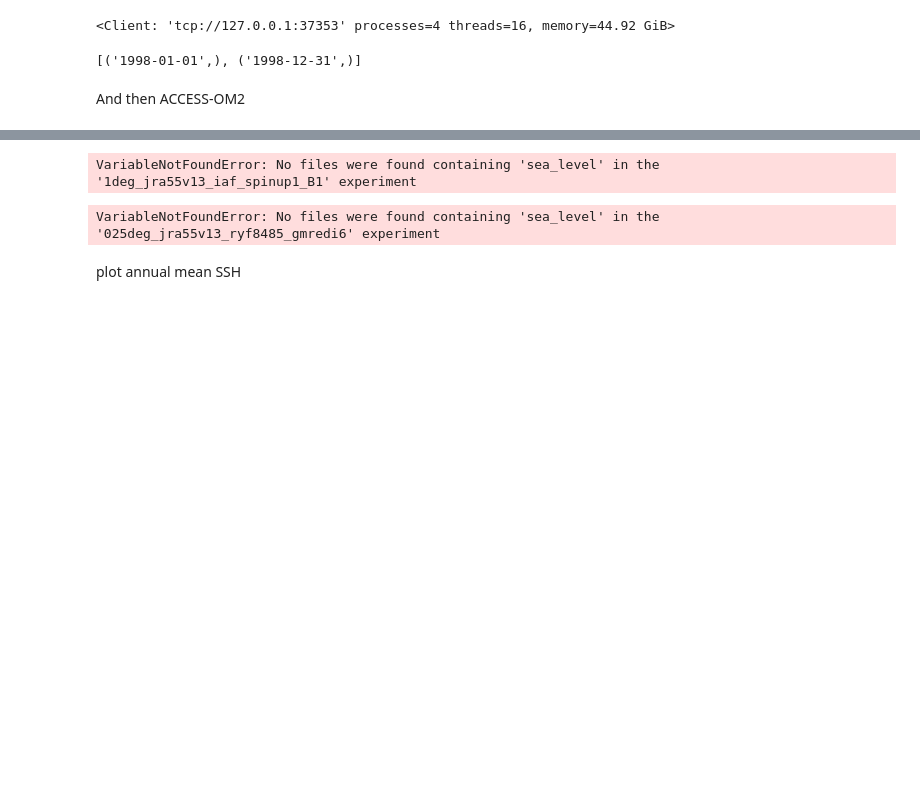
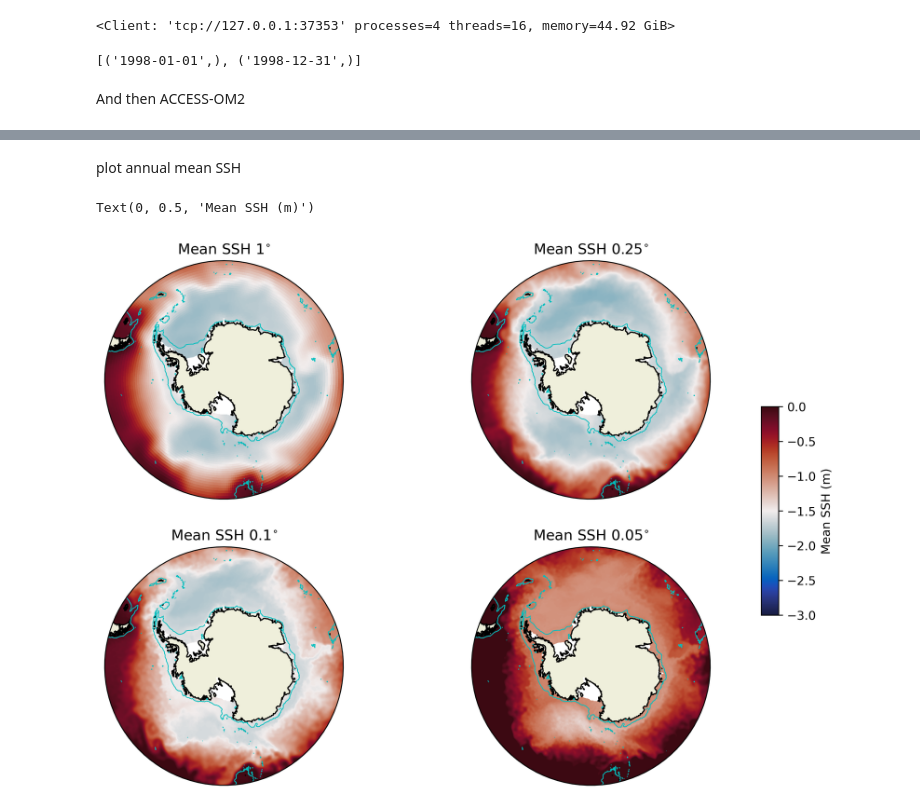
Before and after one commit to Hangyum/proposal, a Jupyter notebook: sea level.ipynb, the cells around one changed output, grey strips where cells are left out. Saved outputs shown, nothing was run; the diff lists cells and outputs as text; code cells hidden in the pictures; blank space fills up the shorter version.

```diff
--- a/sea level.ipynb
+++ b/sea level.ipynb
@@ -53,6 +136,6 @@ session_2 = cc.database.create_session()
 # %%
 #SSH variable in ACCESS-OM2 models
-variable = 'sea_level'
+variable = 'eta_t'
 
 # dates to match the AVISO record
 start_time = '1998-01-01'
@@ -60,23 +143,19 @@ end_time = '1998-12-31'
 # %%
 # 1 degree SSH
 expt_1 = '1deg_jra55v13_iaf_spinup1_B1'  # 1-deg experiment
-ssh1 = cc.querying.getvar(expt_1, variable, session, start_time=start_time, end_time=end_time)
+ssh1 = cc.querying.getvar(expt_1, variable, session_2, start_time=start_time, end_time=end_time)
 ssh1 = ssh1.sel(time=slice(start_time, end_time)) # slice to the same time range as MOM6
-ssh1_mean = ssh.mean('time').load()
+ssh1_mean = ssh1.mean('time').load()
-# %% [output]
-VariableNotFoundError: No files were found containing 'sea_level' in the '1deg_jra55v13_iaf_spinup1_B1' experiment
 # %%
 # 0.25 degree mean SSH
-expt_2 = '025deg_jra55v13_ryf8485_gmredi6'  # 0.25-deg experiment
-ssh025 = cc.querying.getvar(expt_2, variable, session, start_time=start_time, end_time=end_time)
+expt_2 = '025deg_jra55_iaf_omip2_cycle1'  # 0.25-deg experiment
+ssh025 = cc.querying.getvar(expt_2, variable, session_2, start_time=start_time, end_time=end_time)
 ssh025 = ssh025.sel(time=slice(start_time, end_time)) # slice to the same time range as MOM6
 ssh025_mean = ssh025.mean('time').load()
-# %% [output]
-VariableNotFoundError: No files were found containing 'sea_level' in the '025deg_jra55v13_ryf8485_gmredi6' experiment
 # %%
 # 0.1 degree mean SSH
 expt_3 = '01deg_jra55v13_iaf'  # 0.25-deg experiment
-ssh01 = cc.querying.getvar(expt_3, variable, session, start_time=start_time, end_time=end_time)
+ssh01 = cc.querying.getvar(expt_3, variable, session_2, start_time=start_time, end_time=end_time)
 ssh01 = ssh01.sel(time=slice(start_time, end_time)) # slice to the same time range as MOM6
 ssh01_mean = ssh01.mean('time').load()
 # %% [markdown]
@@ -84,58 +163,70 @@ plot annual mean SSH
 # %%
 # 1 deg
 projection=ccrs.SouthPolarStereo()
-fig = plt.figure(figsize=(8, 8), dpi=150)
+fig = plt.figure(figsize=(10, 8), dpi=300)
 ax = plt.subplot(2, 2, 1, projection=projection)
 ax.coastlines(resolution='50m')
 ax.add_feature(cft.LAND)
-ax.set_extent([-280, 80, -82, -60], crs=ccrs.PlateCarree())
+ax.set_extent([-280, 80, -82, -50], crs=ccrs.PlateCarree())
+ax.set_title('Mean SSH 1$^{\circ}$')
 
 theta = np.linspace(0, 2*np.pi, 100)
 center, radius = [0.5, 0.5], 0.5
 verts = np.vstack([np.sin(theta), np.cos(theta)]).T
 circle = mpath.Path(verts * radius + center)
 ax.set_boundary(circle, transform=ax.transAxes)
-depth.plot.contour(ax=ax,levels=[1000],linewidths=0.5,colors='grey',transform=ccrs.PlateCarree())
-ssh1_mean.plot(vmin=-2,vmax=2,transform=ccrs.PlateCarree(),cmap=cm.cm.thermal,cbar_kwargs={'shrink': 0.4})
-
+depth.plot.contour(ax=ax,levels=[1000],linewidths=0.7,colors='c',transform=ccrs.PlateCarree())
+p1 = ssh1_mean.plot(vmin=-3,vmax=0,transform=ccrs.PlateCarree(),cmap=cm.cm.balance,add_colorbar=False)
+ax.set_title('Mean SSH 1$^{\circ}$')
 # 0.25 deg
 ax = plt.subplot(2, 2, 2, projection=projection)
 ax.coastlines(resolution='50m')
 ax.add_feature(cft.LAND)
-ax.set_extent([-280, 80, -82, -60], crs=ccrs.PlateCarree())
+ax.set_extent([-280, 80, -82, -50], crs=ccrs.PlateCarree())
+ax.set_title('Mean SSH 0.25$^{\circ}$')
 
 theta = np.linspace(0, 2*np.pi, 100)
 center, radius = [0.5, 0.5], 0.5
 verts = np.vstack([np.sin(theta), np.cos(theta)]).T
 circle = mpath.Path(verts * radius + center)
 ax.set_boundary(circle, transform=ax.transAxes)
-depth.plot.contour(ax=ax,levels=[1000],linewidths=0.5,colors='grey',transform=ccrs.PlateCarree())
-ssh025_mean.plot(vmin=-2,vmax=2,transform=ccrs.PlateCarree(),cmap=cm.cm.thermal,cbar_kwargs={'shrink': 0.4})
-
+depth.plot.contour(ax=ax,levels=[1000],linewidths=0.7,colors='c',transform=ccrs.PlateCarree())
+p1 = ssh025_mean.plot(vmin=-3,vmax=0,transform=ccrs.PlateCarree(),cmap=cm.cm.balance,add_colorbar=False)
+ax.set_title('Mean SSH 0.25$^{\circ}$')
 # 0.1 deg
 ax = plt.subplot(2, 2, 3, projection=projection)
 ax.coastlines(resolution='50m')
 ax.add_feature(cft.LAND)
-ax.set_extent([-280, 80, -82, -60], crs=ccrs.PlateCarree())
+ax.set_extent([-280, 80, -82, -50], crs=ccrs.PlateCarree())
+ax.set_title('Mean SSH 0.1$^{\circ}$')
 
 theta = np.linspace(0, 2*np.pi, 100)
 center, radius = [0.5, 0.5], 0.5
 verts = np.vstack([np.sin(theta), np.cos(theta)]).T
 circle = mpath.Path(verts * radius + center)
 ax.set_boundary(circle, transform=ax.transAxes)
-depth.plot.contour(ax=ax,levels=[1000],linewidths=0.5,colors='grey',transform=ccrs.PlateCarree())
-ssh01_mean.plot(vmin=-2,vmax=2,transform=ccrs.PlateCarree(),cmap=cm.cm.thermal,cbar_kwargs={'shrink': 0.4})
-
+depth.plot.contour(ax=ax,levels=[1000],linewidths=0.7,colors='c',transform=ccrs.PlateCarree())
+p1 = ssh01_mean.plot(vmin=-3,vmax=0,transform=ccrs.PlateCarree(),cmap=cm.cm.balance,add_colorbar=False)
+ax.set_title('Mean SSH 0.1$^{\circ}$')
 #0.05 MOOM6
-ax = plt.subplot(2, 2, 1, projection=projection)
+ax = plt.subplot(2, 2, 4, projection=projection)
 ax.coastlines(resolution='50m')
 ax.add_feature(cft.LAND)
-ax.set_extent([-280, 80, -82, -60], crs=ccrs.PlateCarree())
+ax.set_extent([-280, 80, -82, -50], crs=ccrs.PlateCarree())
+ax.set_title('Mean SSH 0.05$^{\circ}$')
 
 theta = np.linspace(0, 2*np.pi, 100)
 center, radius = [0.5, 0.5], 0.5
 verts = np.vstack([np.sin(theta), np.cos(theta)]).T
 circle = mpath.Path(verts * radius + center)
 ax.set_boundary(circle, transform=ax.transAxes)
-depth.plot.contour(ax=ax,levels=[1000],linewidths=0.5,colors='grey',transform=ccrs.PlateCarree())
-zos_mean.plot(vmin=-2,vmax=2,transform=ccrs.PlateCarree(),cmap=cm.cm.thermal,cbar_kwargs={'shrink': 0.4})
+depth.plot.contour(ax=ax,levels=[1000],linewidths=0.7,colors='c',transform=ccrs.PlateCarree())
+p1 = zos_mean.plot(vmin=-3,vmax=0,transform=ccrs.PlateCarree(),cmap=cm.cm.balance,add_colorbar=False)
+ax.set_title('Mean SSH 0.05$^{\circ}$')
+# add the colorbar
+ax = plt.axes([0.92, 0.37, 0.02, 0.3])
+cb = plt.colorbar(p1, cax=ax, orientation='vertical')
+cb.ax.set_ylabel('Mean SSH (m)')
+# %% [output]
+Text(0, 0.5, 'Mean SSH (m)')
+[figure, added]
```
Also changed, not shown: parts of 4 cells of this notebook.
